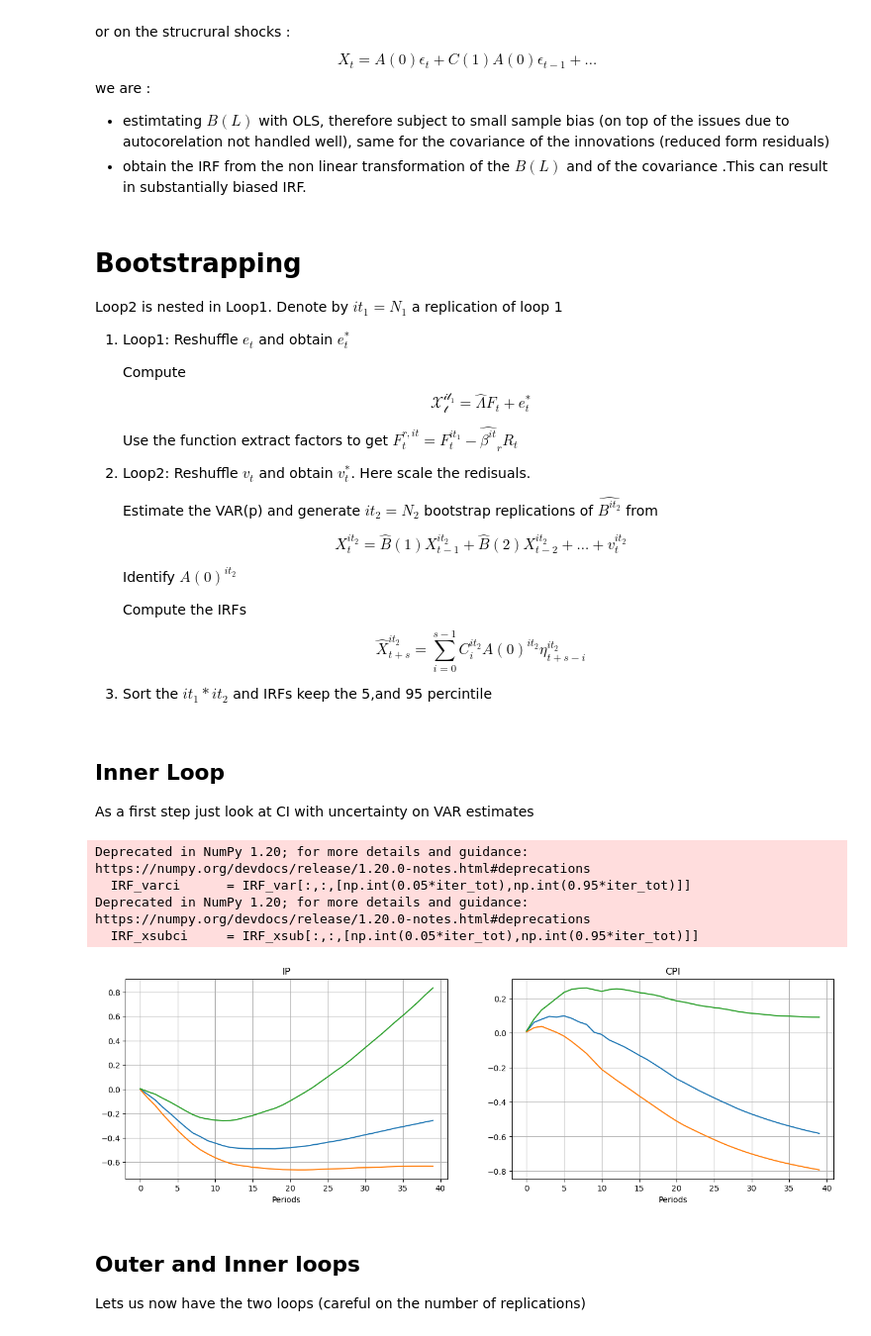
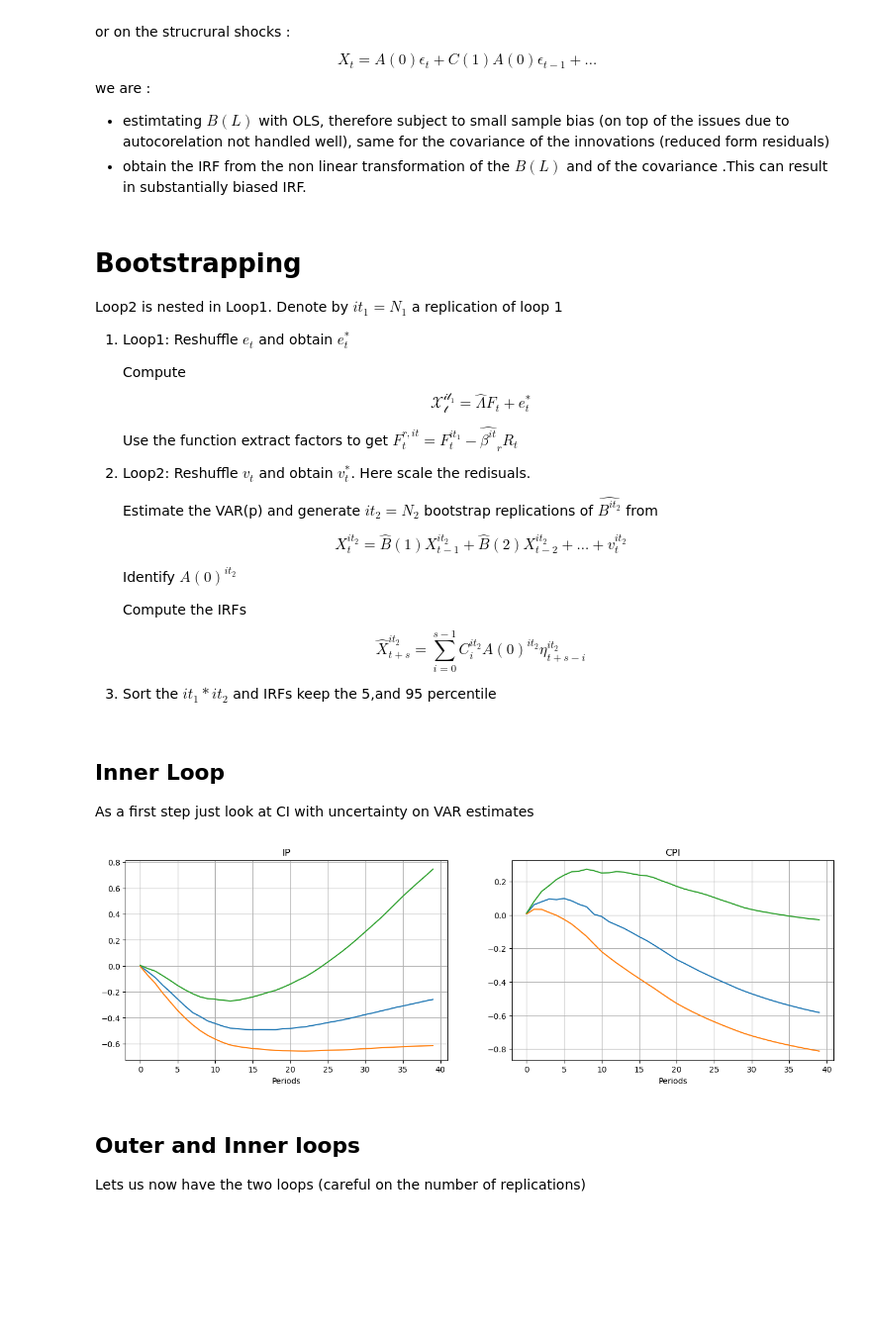
Before and after one commit to hyperfra/Empirical_Macroeconomics, a Jupyter notebook: Notebooks/Class7.ipynb, the cells around one changed output. Shown at 99% size. Drawn from its saved outputs; the diff is of its cells as text; code cells hidden in the pictures; blank space fills up the shorter version.

```diff
--- a/Notebooks/Class7.ipynb
+++ b/Notebooks/Class7.ipynb
@@ -332,19 +338,19 @@ def extract_eig(x,nf):
 ## PCA using the SVD decomposition
 The SVD decomposition is practical because always exists and says that $\mathcal{X}=VSU'$ where $V$ and $U$ are orthonormals. Therefore $$\mathcal{X}'\mathcal{X}=VSU'USV'=VS^{2}V'$$ and we can see that $V$ is our $\Lambda$ (divided by  $\sqrt{N}$).
 # %%
-def extract_svd(x,nf):
-    '''
+def extract_svd(x, nf):
+    """
     Compute the factors with SVD
     Inputs:  x the data
              nf number of factors
     Outputs: lam the factor loadings
              fac the factors
-    '''
+    """
     x = np.array(x)
-    U, s , V = LA.svd(x)
-    W = V.T[:,:nf]
-    lam = W*np.sqrt(x.shape[1])
-    fac = x@lam/x.shape[1]
+    s, U, V = LA.svd(x)
+    W = V.T[:, :nf]
+    lam = W * np.sqrt(x.shape[1])
+    fac = x @ lam / x.shape[1]
     return fac, lam
 # %% [markdown]
 ## Slow-R-Fast identification scheme
@@ -575,5 +583,5 @@ Loop2 is nested in Loop1. Denote by $it_1=N_1$ a replication of loop 1
 
     Compute the IRFs $$\hat{X}_{t+s}^{it_2}=\sum_{i=0}^{s-1}C_{i}^{it_2}A(0)^{it_2}\eta_{t+s-i}^{it_2}$$
 
-3. Sort the $it_1*it_2$ and IRFs keep the 5,and 95 percintile
+3. Sort the $it_1*it_2$ and IRFs keep the 5,and 95 percentile
 # %%
@@ -639,36 +648,32 @@ for it in range(iter2):
 # %%
 # KEEP THE 5% - 95% IRF sorted
 IRF_var        = IRF_var.reshape(num_impulses,M+K,iter1*iter2)
 IRF_xsub       = IRF_xsub.reshape(num_impulses,len(xvars),iter1*iter2)
 IRF_var        = np.sort(IRF_var,axis=2)
 IRF_xsub       = np.sort(IRF_xsub,axis=2)
 iter_tot       = iter1*iter2
-IRF_varci      = IRF_var[:,:,[np.int(0.05*iter_tot),np.int(0.95*iter_tot)]]
-IRF_xsubci     = IRF_xsub[:,:,[np.int(0.05*iter_tot),np.int(0.95*iter_tot)]]
+IRF_varci      = IRF_var[:,:,[np.int32(0.05*iter_tot),np.int32(0.95*iter_tot)]]
+IRF_xsubci     = IRF_xsub[:,:,[np.int32(0.05*iter_tot),np.int32(0.95*iter_tot)]]
 
 # PLOT THE IRS WITH CI
 
 plt.figure(figsize=(16,10))
 plt.subplot(221)
 plt.plot(np.exp(np.cumsum(irf_sub[0]))-1)
 plt.plot(np.exp(np.cumsum(IRF_xsubci[:,0,0]))-1)
 plt.plot(np.exp(np.cumsum(IRF_xsubci[:,0,1]))-1)
 plt.xlabel('Periods')
 plt.title('IP')
 plt.grid()
 plt.subplot(222)
 plt.plot(np.exp(np.cumsum(irf_sub[1]))-1)
 plt.plot(np.exp(np.cumsum(IRF_xsubci[:,1,0]))-1)
 plt.plot(np.exp(np.cumsum(IRF_xsubci[:,1,1]))-1)
 plt.xlabel('Periods')
 plt.title('CPI')
 plt.grid()
 # %% [output]
-Deprecated in NumPy 1.20; for more details and guidance: https://numpy.org/devdocs/release/1.20.0-notes.html#deprecations
-  IRF_varci      = IRF_var[:,:,[np.int(0.05*iter_tot),np.int(0.95*iter_tot)]]
-Deprecated in NumPy 1.20; for more details and guidance: https://numpy.org/devdocs/release/1.20.0-notes.html#deprecations
-  IRF_xsubci     = IRF_xsub[:,:,[np.int(0.05*iter_tot),np.int(0.95*iter_tot)]]
-[figure, old version]
+[figure, new version]
 # %% [markdown]
 ## Outer and Inner loops
 
```
Also changed, not shown: parts of 13 cells of this notebook.
